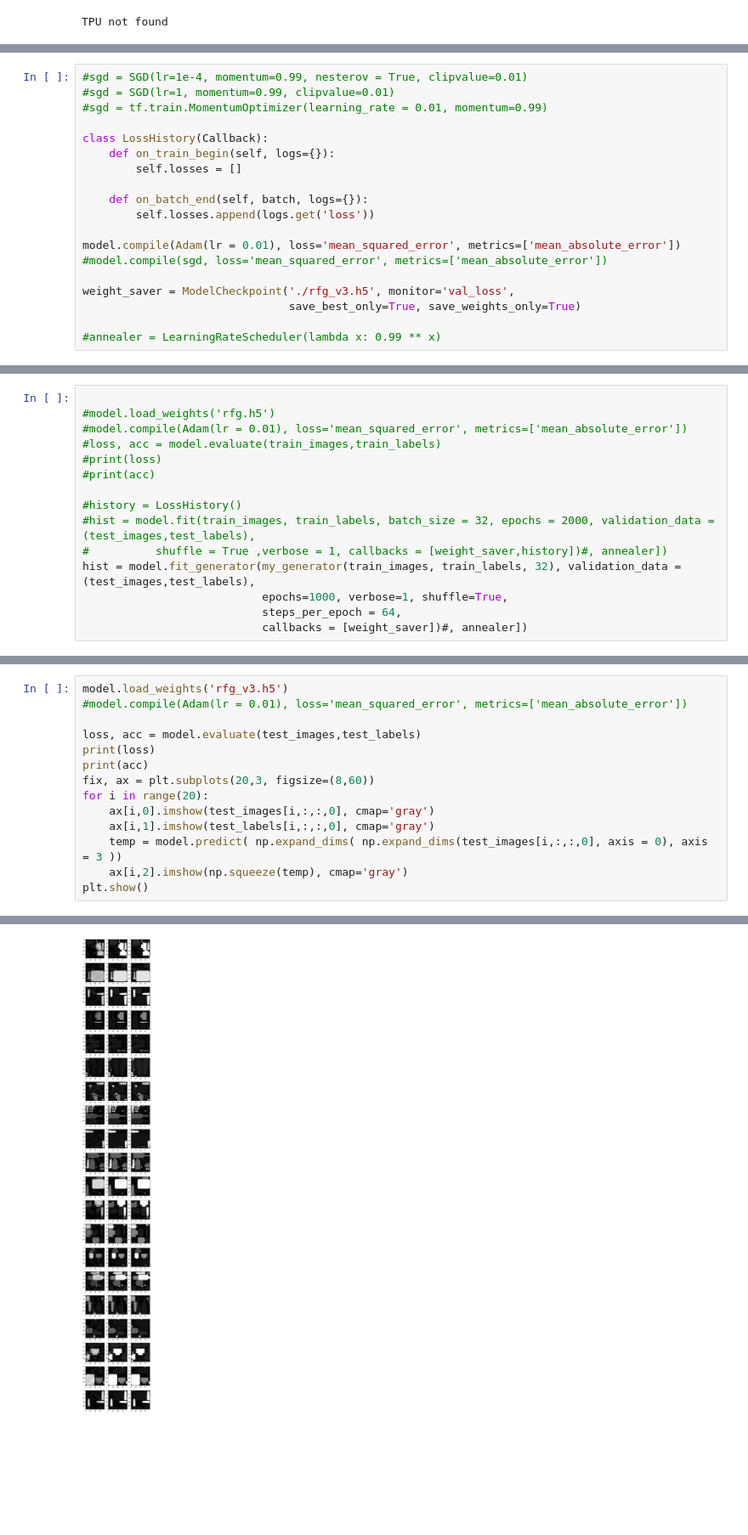
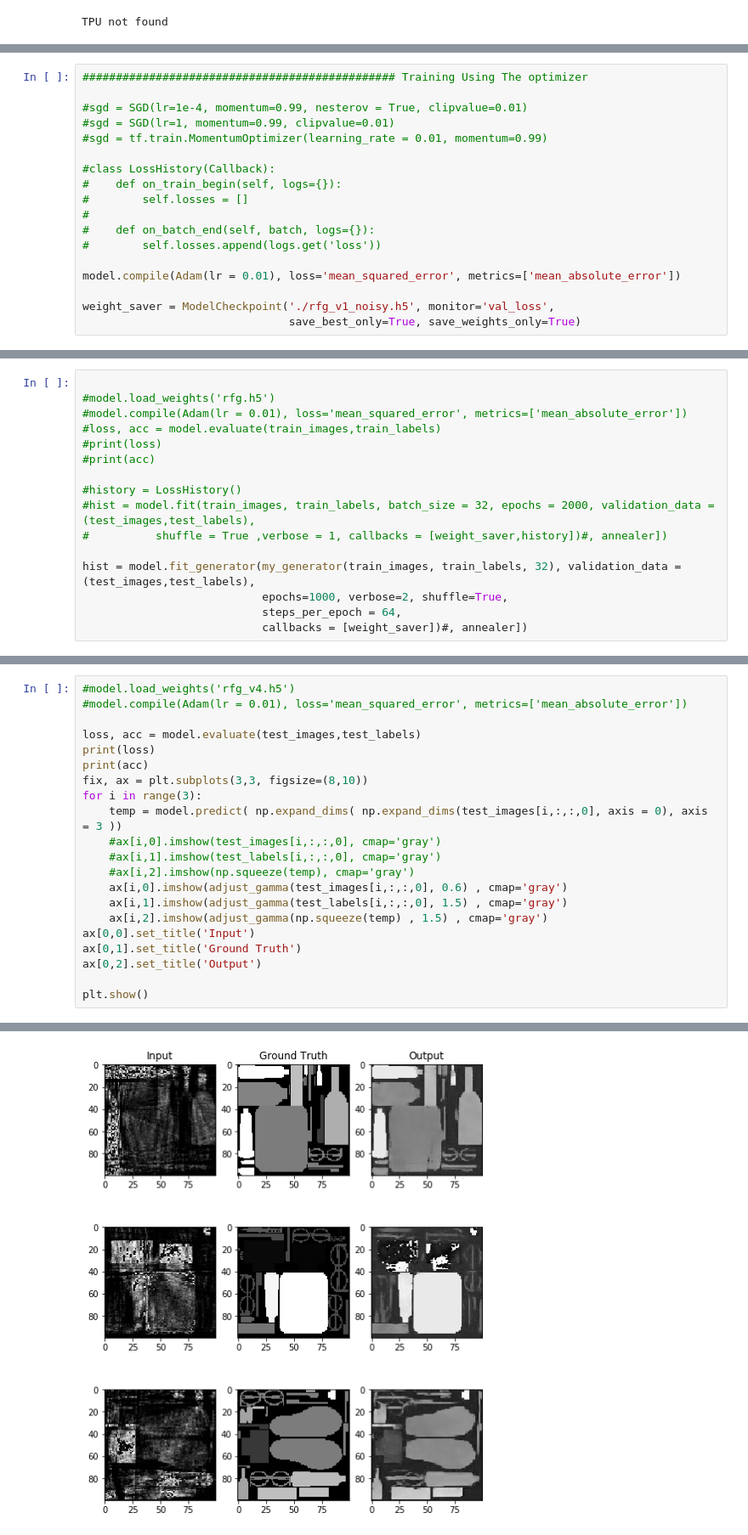
Before and after one commit to amasoudi1/U-NET-For-RFG-System, a Jupyter notebook: UNET_Fixed_Gantry2.ipynb, the cells around one changed output, grey strips where cells are left out. Shown at 85% size. Saved outputs shown, nothing was run; the diff lists cells and outputs as text; blank space fills up the shorter version.

```diff
--- a/UNET_Fixed_Gantry2.ipynb
+++ b/UNET_Fixed_Gantry2.ipynb
@@ -260,19 +299,18 @@ plt.show()
 # %%
+############################################### Training Using The optimizer
+
 #sgd = SGD(lr=1e-4, momentum=0.99, nesterov = True, clipvalue=0.01)
 #sgd = SGD(lr=1, momentum=0.99, clipvalue=0.01)
 #sgd = tf.train.MomentumOptimizer(learning_rate = 0.01, momentum=0.99)
 
-class LossHistory(Callback):
-    def on_train_begin(self, logs={}):
-        self.losses = []
-
-    def on_batch_end(self, batch, logs={}):
-        self.losses.append(logs.get('loss'))
+#class LossHistory(Callback):
+#    def on_train_begin(self, logs={}):
+#        self.losses = []
+#
+#    def on_batch_end(self, batch, logs={}):
+#        self.losses.append(logs.get('loss'))
 
 model.compile(Adam(lr = 0.01), loss='mean_squared_error', metrics=['mean_absolute_error'])
-#model.compile(sgd, loss='mean_squared_error', metrics=['mean_absolute_error'])
 
-weight_saver = ModelCheckpoint('./rfg_v3.h5', monitor='val_loss',
+weight_saver = ModelCheckpoint('./rfg_v1_noisy.h5', monitor='val_loss',
                                save_best_only=True, save_weights_only=True)
-
-#annealer = LearningRateScheduler(lambda x: 0.99 ** x)
@@ -287,8 +327,9 @@ weight_saver = ModelCheckpoint('./rfg_v3.h5', monitor='val_loss',
 #history = LossHistory()
 #hist = model.fit(train_images, train_labels, batch_size = 32, epochs = 2000, validation_data = (test_images,test_labels),
 #          shuffle = True ,verbose = 1, callbacks = [weight_saver,history])#, annealer])
+
 hist = model.fit_generator(my_generator(train_images, train_labels, 32), validation_data = (test_images,test_labels),
-                           epochs=1000, verbose=1, shuffle=True,
+                           epochs=1000, verbose=2, shuffle=True,
                            steps_per_epoch = 64,
                            callbacks = [weight_saver])#, annealer])
 # %% [output]
@@ -346,15 +399,22 @@ dict_keys(['val_loss', 'val_mean_absolute_error', 'loss', 'mean_absolute_error']
 # %%
-model.load_weights('rfg_v3.h5')
+#model.load_weights('rfg_v4.h5')
 #model.compile(Adam(lr = 0.01), loss='mean_squared_error', metrics=['mean_absolute_error'])
 
 loss, acc = model.evaluate(test_images,test_labels)
 print(loss)
 print(acc)
-fix, ax = plt.subplots(20,3, figsize=(8,60))
-for i in range(20):
-    ax[i,0].imshow(test_images[i,:,:,0], cmap='gray')
-    ax[i,1].imshow(test_labels[i,:,:,0], cmap='gray')
+fix, ax = plt.subplots(3,3, figsize=(8,10))
+for i in range(3):
     temp = model.predict( np.expand_dims( np.expand_dims(test_images[i,:,:,0], axis = 0), axis = 3 ))
-    ax[i,2].imshow(np.squeeze(temp), cmap='gray')
+    #ax[i,0].imshow(test_images[i,:,:,0], cmap='gray')
+    #ax[i,1].imshow(test_labels[i,:,:,0], cmap='gray')
+    #ax[i,2].imshow(np.squeeze(temp), cmap='gray')
+    ax[i,0].imshow(adjust_gamma(test_images[i,:,:,0], 0.6) , cmap='gray')
+    ax[i,1].imshow(adjust_gamma(test_labels[i,:,:,0], 1.5) , cmap='gray')
+    ax[i,2].imshow(adjust_gamma(np.squeeze(temp) , 1.5) , cmap='gray')
+ax[0,0].set_title('Input')
+ax[0,1].set_title('Ground Truth')
+ax[0,2].set_title('Output')
+
 plt.show()
 # %% [output]
@@ -364 +424 @@ plt.show()
-[figure, old version]
+[figure, new version]
```
Also changed, not shown: parts of 11 cells of this notebook.
